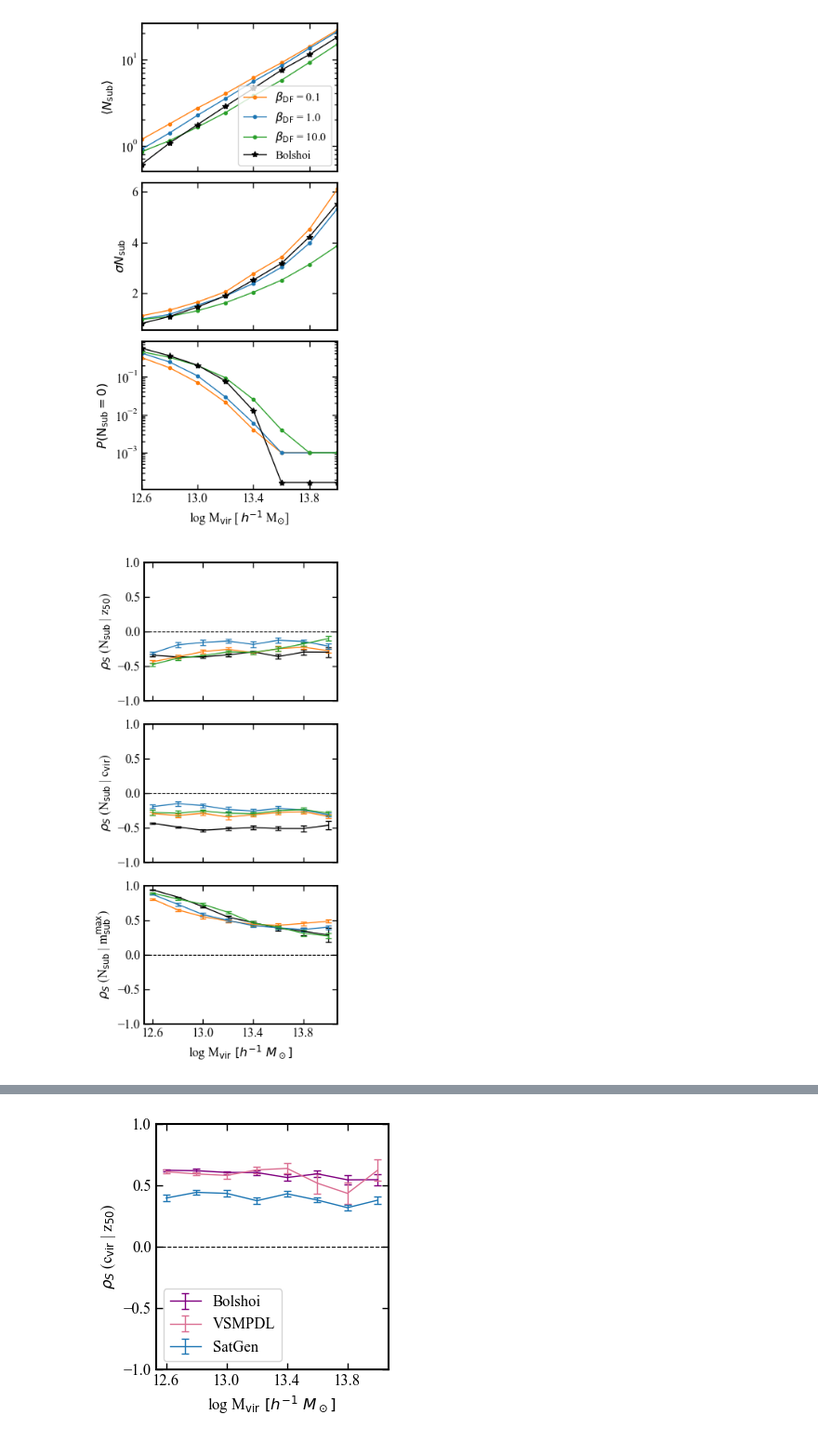
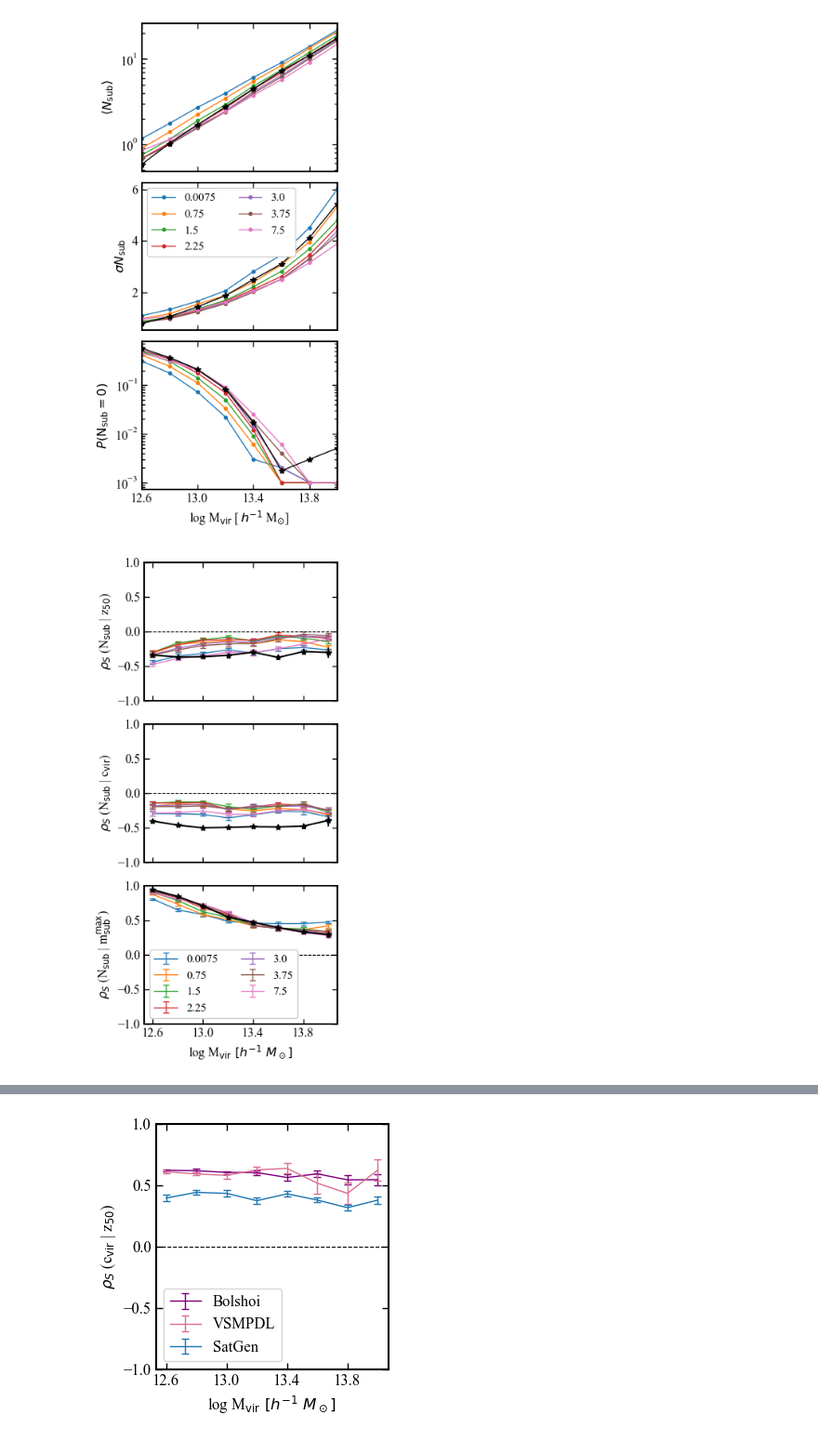
Before and after one commit to jsmonzon/MassSpec, a Jupyter notebook: notebooks/paper3/dynamical_friction.ipynb, the cells around one changed output, grey strips where cells are left out. Shown at 93% size. Saved outputs shown, nothing was run; the diff lists cells and outputs as text; code cells hidden in the pictures.

```diff
--- a/notebooks/paper3/dynamical_friction.ipynb
+++ b/notebooks/paper3/dynamical_friction.ipynb
@@ -42,0 +37,11 @@ levelz = [1-0.99, 1-0.95, 1-0.68]
+# %%
+DF_tags = ["DF_01", "DF_1", "DF_2", "DF_3", "DF_4", "DF_5", "DF_10"]
+
+DF_list = []
+
+for tag in DF_tags:
+    temp = pd.read_csv("../../data/zhao/DF_test/"+tag+"/artificial_all.csv")
+    temp_norm = jsm_simload.NormalizeData(temp, dataset_title="temp")
+    temp_norm.plot_poisson()
+
+    DF_list.append(temp_norm)
@@ -43,6 +56,4 @@ levelz = [1-0.99, 1-0.95, 1-0.68]
 # %%
-DF_fid = pd.read_csv("../../data/zhao/DF_fid/artificial.csv")
-DF_up = pd.read_csv("../../data/zhao/DF_up/artificial.csv")
-DF_down = pd.read_csv("../../data/zhao/DF_down/artificial.csv")
-
-boltab = pd.read_csv("../../data/summary_tabs/BolshoiP.csv")
+boltab = pd.read_csv("../../data/sims/BolshoiP_500.csv")
+bolnorm = jsm_simload.NormalizeData(boltab, dataset_title="BolshoiP", binsize=0.1)
+bolnorm.plot_poisson()
@@ -73,3 +62,6 @@ DF_up_norm.plot_poisson()
+# %%
+beta_DF = np.array([0.01, 1, 2, 3, 4, 5, 10])*0.75
+colorz = ["C0", "C1", "C2", "C3", "C4", "C5", "C6"]
 # %%
 fig, axes = plt.subplots(
     3, 1,
@@ -81,11 +73,9 @@ fig, axes = plt.subplots(
 # Row 1: <Nsub>
 # ------------------------------------------------------------------
 for data, color, label in zip(
-    [DF_down_norm, DF_fid_norm, DF_up_norm],
-    ["C1", "C0", "C2"],
-    ["$\\beta_{\\rm DF}$ = 0.1",
-     "$\\beta_{\\rm DF}$ = 1.0",
-     "$\\beta_{\\rm DF}$ = 10.0"]
+    DF_list,
+    colorz,
+    beta_DF
 ):
     axes[0].plot(
         data.logMvir_bincenters,
@@ -101,20 +91,20 @@ axes[0].plot(
 
 axes[0].set_ylabel("$\\langle N_{\\rm sub} \\rangle$")
 axes[0].set_yscale("log")
-axes[0].legend(fontsize=11)
 
 
 # ------------------------------------------------------------------
 # Row 2: sigma(Nsub)
 # ------------------------------------------------------------------
-for data, color in zip(
-    [DF_down_norm, DF_fid_norm, DF_up_norm],
-    ["C1", "C0", "C2"]
+for data, color, label in zip(
+    DF_list,
+    colorz,
+    beta_DF
 ):
     axes[1].plot(
         data.logMvir_bincenters,
         data.Nsub_std,
-        marker=".", lw=1, c=color
+        marker=".", lw=1, c=color, label=label
     )
 
 axes[1].plot(
@@ -124,53 +114,56 @@ axes[1].plot(
 )
 
 axes[1].set_ylabel("$\\sigma N_{\\rm sub}$")
+axes[1].legend(fontsize=11, ncol=2, framealpha=1)
 
 
 # ------------------------------------------------------------------
 # Row 3: P(Nsub = 0)
 # ------------------------------------------------------------------
 for data, color in zip(
-    [DF_down_norm, DF_fid_norm, DF_up_norm],
-    ["C1", "C0", "C2"]
+    DF_list,
+    colorz,
 ):
     axes[2].plot(
         data.logMvir_bincenters,
         data.P0,
         marker=".", lw=1, c=color
     )
 
 axes[2].plot(
     bolnorm.logMvir_bincenters,
     bolnorm.P0,
     marker="*", lw=1, c="k"
 )
 
 axes[2].set_ylabel("$P(\\mathrm{N}_{\\rm sub}=0)$")
 axes[2].set_xlabel("log M$_{\\rm vir}$ [$\\,h^{-1}$ M$_{\\odot}$]")
 axes[2].set_yscale("log")
 
 
 # ------------------------------------------------------------------
 # Common formatting
 # ------------------------------------------------------------------
 for ax in axes:
     ax.set_xlim(12.6, 14.0)
     ax.set_xticks([12.6, 13.0, 13.4, 13.8])
 
 plt.tight_layout()
 plt.show()
 # %% [output]
-[figure, old version]
+[figure, new version]
 # %%
 fig, axes = plt.subplots(3, 1, figsize=(single_textwidth, double_textwidth), sharex=True, sharey=True)
 
-datasets = [bolnorm, DF_down_norm, DF_fid_norm, DF_up_norm]
-colors = ["k", "C1", "C0", "C2"]
-
-for j, dataset in enumerate(datasets):
+for j, dataset in enumerate(DF_list):
     for i in range(3):
         axes[i].errorbar(
-            dataset.logMvir_bincenters, dataset.rho_mat[i], yerr=dataset.rho_err_mat[i], color=colors[j], capsize=3, lw=1)
+            dataset.logMvir_bincenters, dataset.rho_mat[i], yerr=dataset.rho_err_mat[i], color=colorz[j], capsize=3, lw=1, label=beta_DF[j])
+
+
+axes[0].errorbar(bolnorm.logMvir_bincenters, bolnorm.rho_mat[0], yerr=bolnorm.rho_err_mat[0], color="k", marker="*")
+axes[1].errorbar(bolnorm.logMvir_bincenters, bolnorm.rho_mat[1], yerr=bolnorm.rho_err_mat[1], color="k", marker="*")
+axes[2].errorbar(bolnorm.logMvir_bincenters, bolnorm.rho_mat[2], yerr=bolnorm.rho_err_mat[2], color="k", marker="*")
 
 axes[0].set_ylim(-1, 1)
 axes[0].axhline(0, color="k", lw=0.8, ls="--")
@@ -184,8 +177,10 @@ axes[2].set_ylabel("$\\rho_S$ (N$_{\\rm sub}$ | m$_{\\rm sub}^{\\rm max}$)")
 
 axes[2].set_xticks([12.6, 13.0, 13.4, 13.8])
 
+axes[2].legend(ncols=2, fontsize=11, framealpha=1)
+
 plt.tight_layout()
 # plt.savefig("../../figures/DF_rho.pdf", bbox_inches="tight")
 plt.show()
 # %% [output]
-[figure, old version]
+[figure, new version]
```
Also changed, not shown: parts of 11 cells of this notebook, 9 other files.
